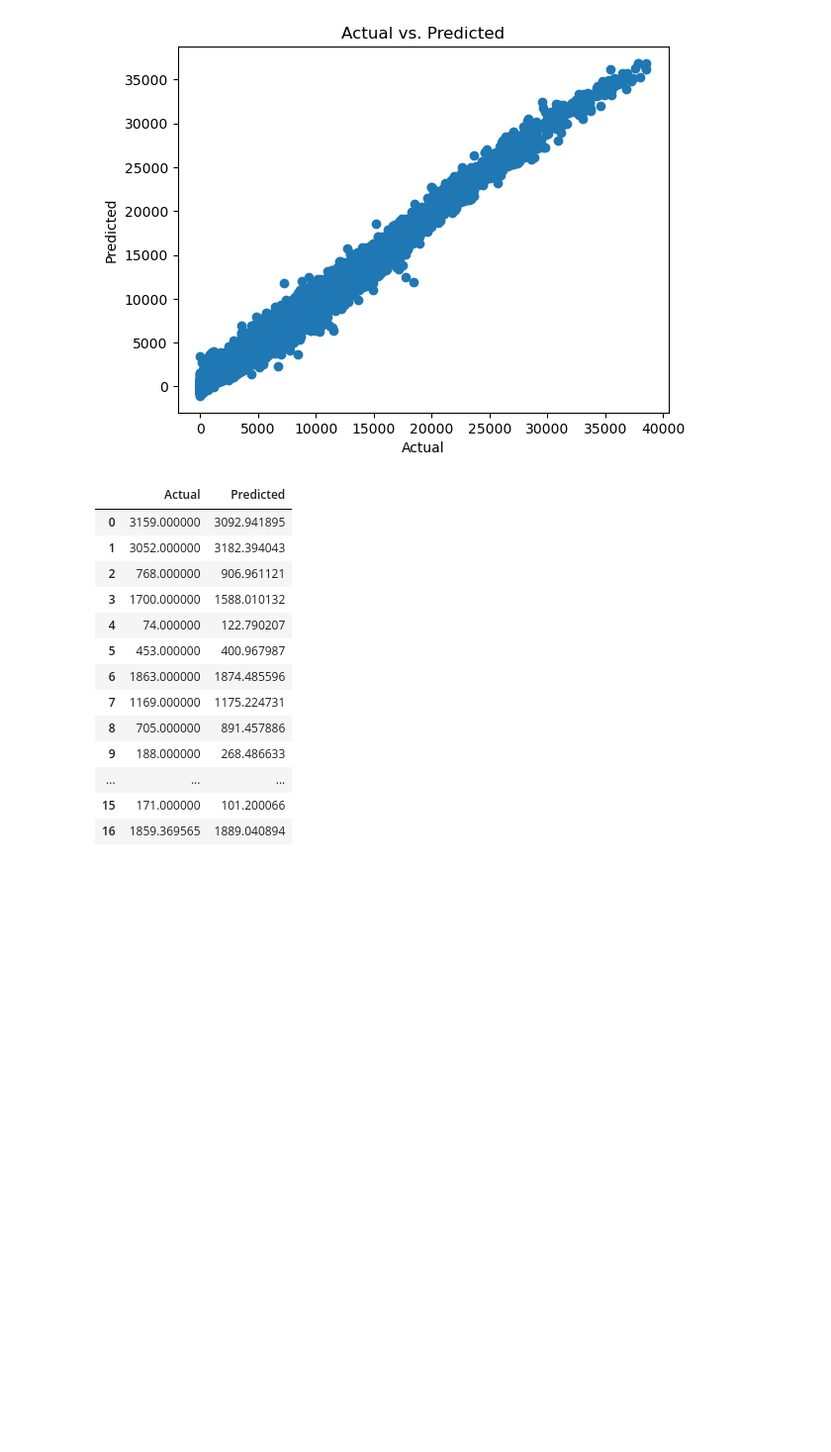
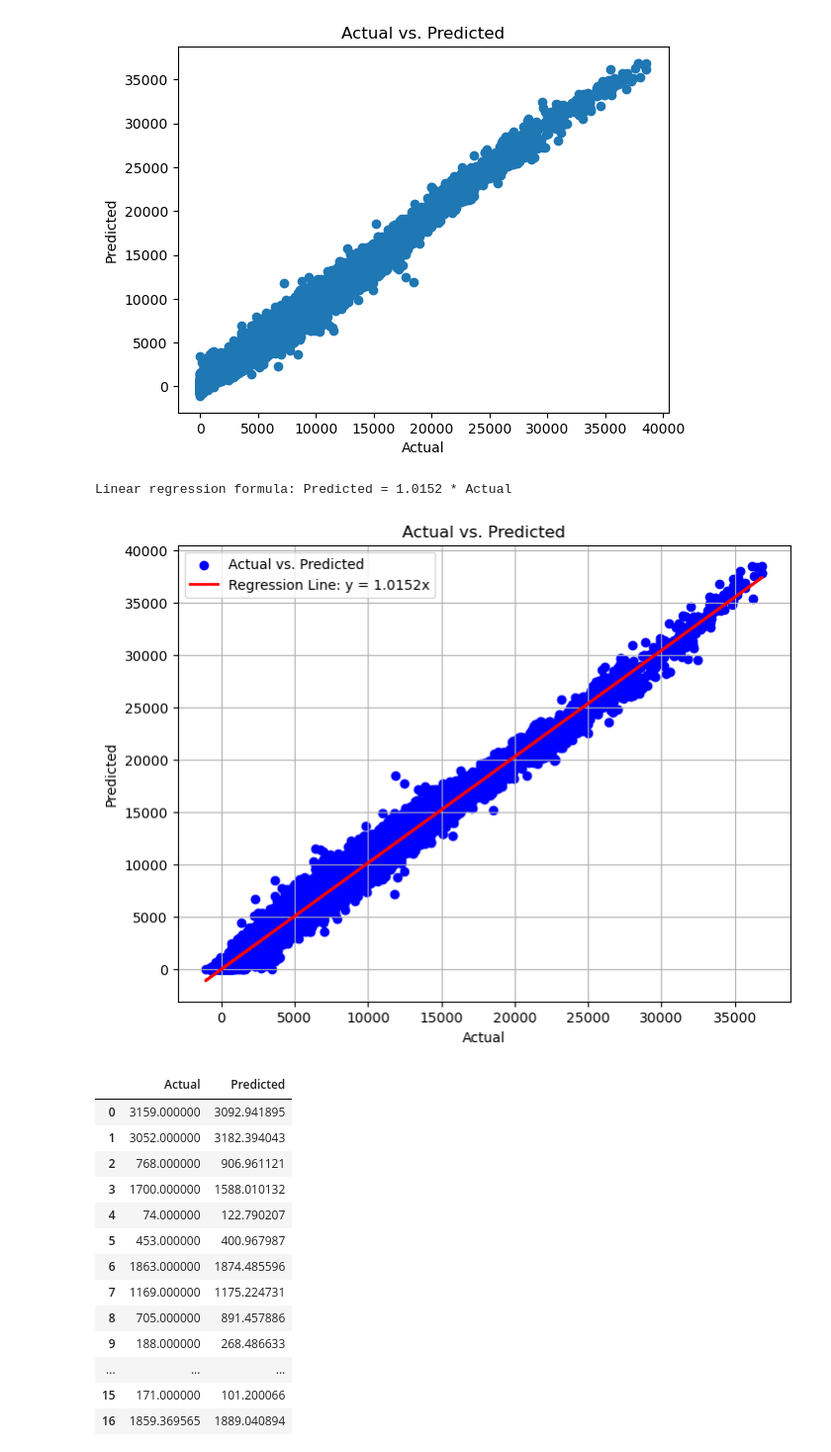
Before and after one commit to HelloMum/COMP47360-Smart-Tourist-Guide, a Jupyter notebook: src/data_processing/notebooks/modelling/Initial_Modelling.ipynb, the cells around one changed output. Shown at 99% size. Cells and saved outputs as stored; diff of their text form; code cells hidden in the pictures; blank space fills up the shorter version.

```diff
--- a/src/data_processing/notebooks/modelling/Initial_Modelling.ipynb
+++ b/src/data_processing/notebooks/modelling/Initial_Modelling.ipynb
@@ -919,0 +943,7 @@ Model saved as XGboost_model_depth_12_lr_0.1_estimators_200_2.pkl
+# %%
+#load the model
+filename = 'XGboost_model_depth_12_lr_0.1_estimators_200_2.pkl'
+with open(filename, 'rb') as file:
+    xgb = pickle.load(file)
+
+print("Model loaded successfully")
@@ -988,6 +1020,34 @@ plt.title('Actual vs. Predicted')
 plt.show()
 # %% [output]
 [figure]
+# %%
+import numpy as np
+import matplotlib.pyplot as plt
+
+# Provided data (replace with your actual data)
+actual = xgb_predictions_train
+predicted = y_train_1d
+# Calculate the slope (m)
+covariance_xy = np.cov(actual, predicted)[0, 1]
+variance_x = np.var(actual)
+slope = covariance_xy / variance_x
+
+# Print the formula of the line
+print(f"Linear regression formula: Predicted = {slope:.4f} * Actual")
+
+# Plot the data and the regression line
+plt.figure(figsize=(8, 6))
+plt.scatter(actual, predicted, color='blue', label='Actual vs. Predicted')
+plt.plot(actual, slope * actual, color='red', linestyle='-', linewidth=2, label=f'Regression Line: y = {slope:.4f}x')
+plt.xlabel('Actual')
+plt.ylabel('Predicted')
+plt.title('Actual vs. Predicted')
+plt.legend()
+plt.grid(True)
+plt.show()
+# %% [output]
+Linear regression formula: Predicted = 1.0152 * Actual
+[figure, added]
 # %%
 # Predicted value for all examples,
 # using the trained model, on in-sample data (same sample used for training and test)
```
Also changed, not shown: parts of 10 cells of this notebook, 4 other files.
